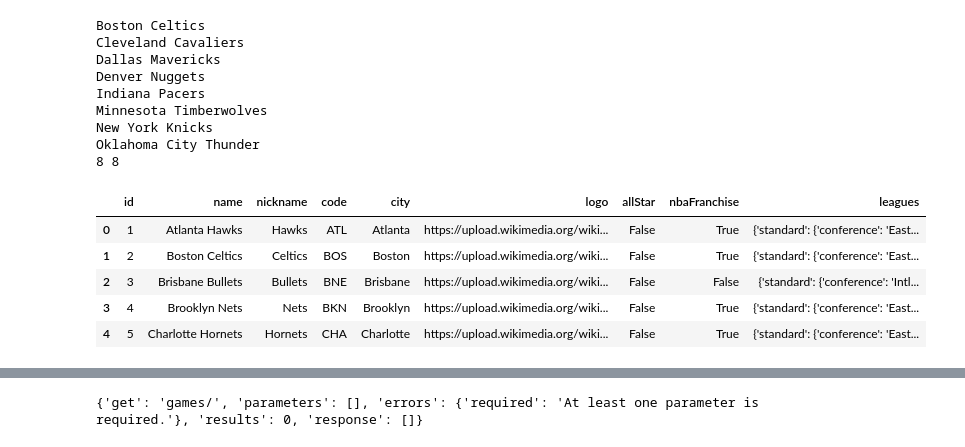
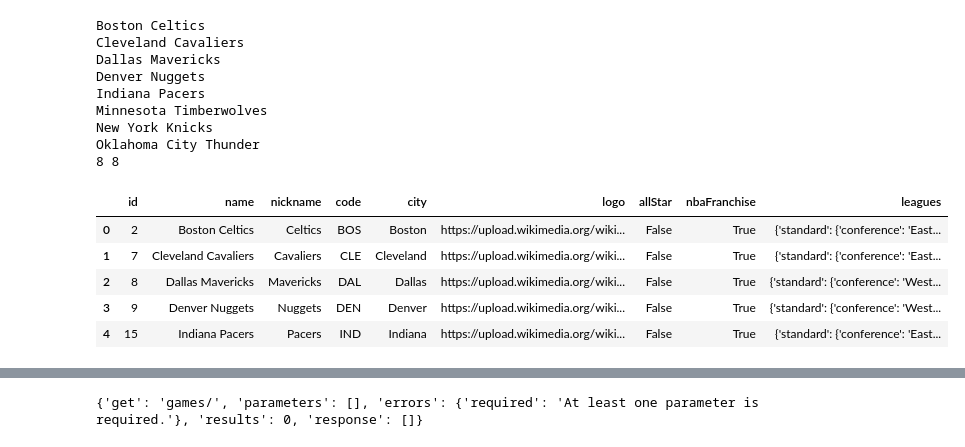
Before and after one commit to knox135/group-project-1, a Jupyter notebook: nba_playoffs_2024.ipynb, the cells around one changed output, grey strips where cells are left out. Saved outputs shown, nothing was run; the diff lists cells and outputs as text; code cells hidden in the pictures.

Commit message:
changed the All Teams.csv. Updating some shared code. Getting the Players data.

```diff
--- a/nba_playoffs_2024.ipynb
+++ b/nba_playoffs_2024.ipynb
@@ -71,15 +62,15 @@ pd.json_normalize(teams, max_level=0).to_csv('Resources/All Teams.csv', index=Fa
 # %%
 # test the new CSV as a DF
 
-df = pd.read_csv('Resources/All Teams.csv')
-df.head()
+df_teams = pd.read_csv('Resources/All Teams.csv')
+df_teams.head()
 # %% [output]
 |  | id | name | nickname | code | city | logo | allStar | nbaFranchise | leagues |
-| 0 | 1 | Atlanta Hawks | Hawks | ATL | Atlanta | https://upload.wikimedia.org/wiki... | False | True | {'standard': {'conference': 'East... |
-| 1 | 2 | Boston Celtics | Celtics | BOS | Boston | https://upload.wikimedia.org/wiki... | False | True | {'standard': {'conference': 'East... |
-| 2 | 3 | Brisbane Bullets | Bullets | BNE | Brisbane | https://upload.wikimedia.org/wiki... | False | False | {'standard': {'conference': 'Intl... |
-| 3 | 4 | Brooklyn Nets | Nets | BKN | Brooklyn | https://upload.wikimedia.org/wiki... | False | True | {'standard': {'conference': 'East... |
-| 4 | 5 | Charlotte Hornets | Hornets | CHA | Charlotte | https://upload.wikimedia.org/wiki... | False | True | {'standard': {'conference': 'East... |
+| 0 | 2 | Boston Celtics | Celtics | BOS | Boston | https://upload.wikimedia.org/wiki... | False | True | {'standard': {'conference': 'East... |
+| 1 | 7 | Cleveland Cavaliers | Cavaliers | CLE | Cleveland | https://upload.wikimedia.org/wiki... | False | True | {'standard': {'conference': 'East... |
+| 2 | 8 | Dallas Mavericks | Mavericks | DAL | Dallas | https://upload.wikimedia.org/wiki... | False | True | {'standard': {'conference': 'West... |
+| 3 | 9 | Denver Nuggets | Nuggets | DEN | Denver | https://upload.wikimedia.org/wiki... | False | True | {'standard': {'conference': 'West... |
+| 4 | 15 | Indiana Pacers | Pacers | IND | Indiana | https://upload.wikimedia.org/wiki... | False | True | {'standard': {'conference': 'East... |
 # %%
 headers = {
 	"X-RapidAPI-Key": sports_data_api_key,
```
Also changed, not shown: parts of 4 cells of this notebook, 1 other file.
